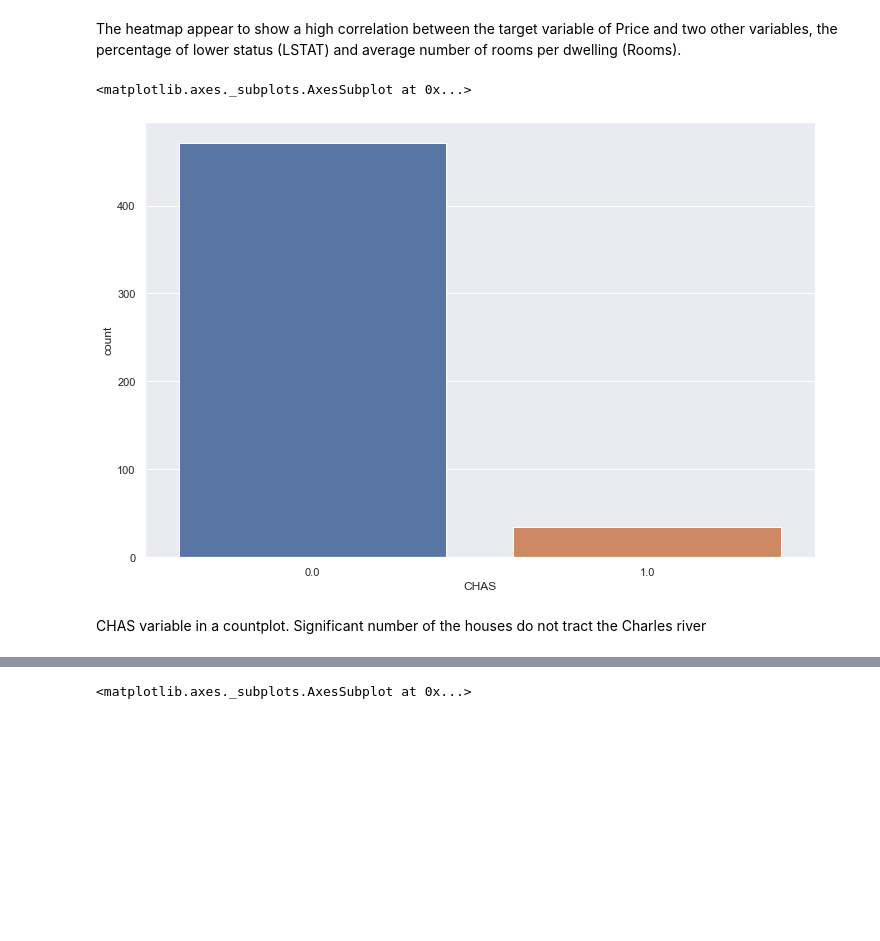
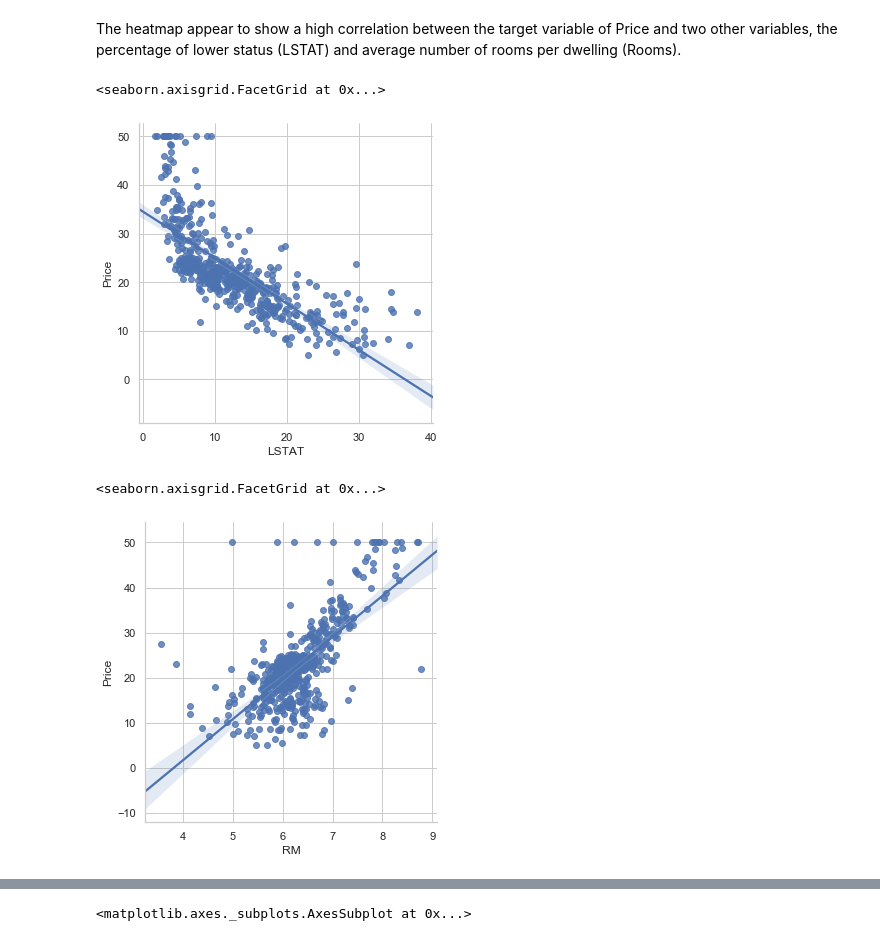
Before and after one commit to NurseQ/Machine-Learning-and-Statistics-Project-2019, a Jupyter notebook: Machine-Learning-and-Statistics-Project.ipynb, the cells around one changed output, grey strips where cells are left out. Saved outputs shown, nothing was run; the diff lists cells and outputs as text; code cells hidden in the pictures; blank space fills up the shorter version.

```diff
--- a/Machine-Learning-and-Statistics-Project.ipynb
+++ b/Machine-Learning-and-Statistics-Project.ipynb
@@ -161,10 +163,15 @@ sns.heatmap(data=correlation_matrix, annot=True)
 # %% [markdown]
 The heatmap appear to show a high correlation between the target variable of Price and two other variables, the percentage of lower status (LSTAT)
 and average number of rooms per dwelling (Rooms).
-# %%
-sns.countplot(x = 'CHAS', data = bdf)
-# %% [output]
-<matplotlib.axes._subplots.AxesSubplot at 0x...>
-[figure, removed]
-# %% [markdown]
-CHAS variable in a countplot. Significant number of the houses do not tract the Charles river
+# %%
+# negative correlation of percentage of lower status (LSTAT) and Price
+sns.lmplot(x = 'LSTAT', y = 'Price', data = bdf)
+# %% [output]
+<seaborn.axisgrid.FacetGrid at 0x...>
+[figure, added]
+# %%
+# positive correlation between average number of rooms per dwelling (Rooms) and price.
+sns.lmplot(x = 'RM', y = 'Price', data = bdf)
+# %% [output]
+<seaborn.axisgrid.FacetGrid at 0x...>
+[figure, added]
```
Also changed, not shown: parts of 40 cells of this notebook.
